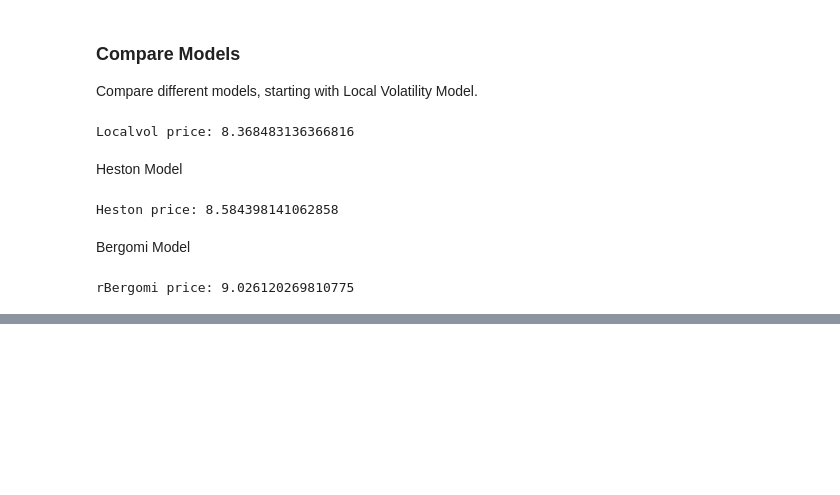
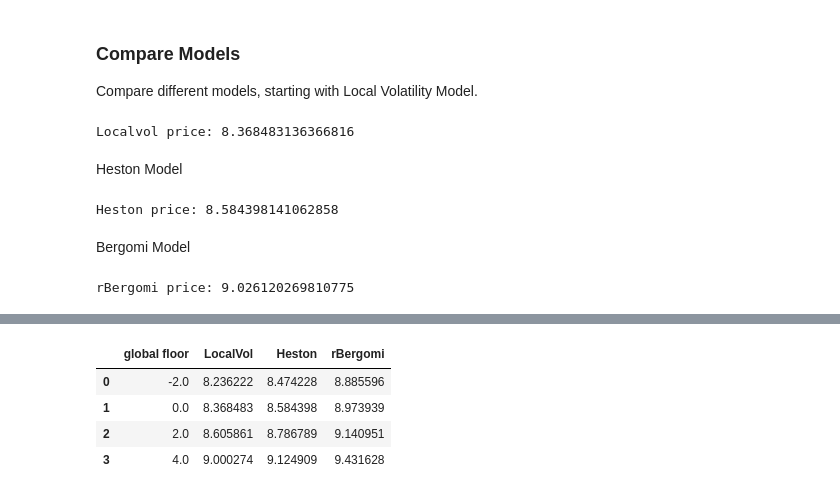
Before and after one commit to qatwalk/eq, a Jupyter notebook: 02_Cliquet.ipynb, the cells around one changed output, grey strips where cells are left out. Saved outputs shown, nothing was run; the diff lists cells and outputs as text; code cells hidden in the pictures; blank space fills up the shorter version.

```diff
--- a/02_Cliquet.ipynb
+++ b/02_Cliquet.ipynb
@@ -78,0 +129,18 @@ rBergomi price: 9.026120269810775
+# %%
+model = rBergomiMCModel()
+dataset = rbergomi_data()
+dataset["MC"]["PATHS"] = 50_000  # very slow with 100_000, 1/250
+dataset["MC"]["TIMESTEP"] = 1000
+
+prices = []
+for timetable in timetables:
+    price, _ = model.price(timetable, dataset)
+    prices.append(price)
+df["rBergomi"] = prices
+df
+# %% [output]
+|  | global floor | LocalVol | Heston | rBergomi |
+| 0 | -2.0 | 8.236222 | 8.474228 | 8.885596 |
+| 1 | 0.0 | 8.368483 | 8.584398 | 8.973939 |
+| 2 | 2.0 | 8.605861 | 8.786789 | 9.140951 |
+| 3 | 4.0 | 9.000274 | 9.124909 | 9.431628 |
```
Also changed, not shown: parts of 6 cells of this notebook, 2 other files.
